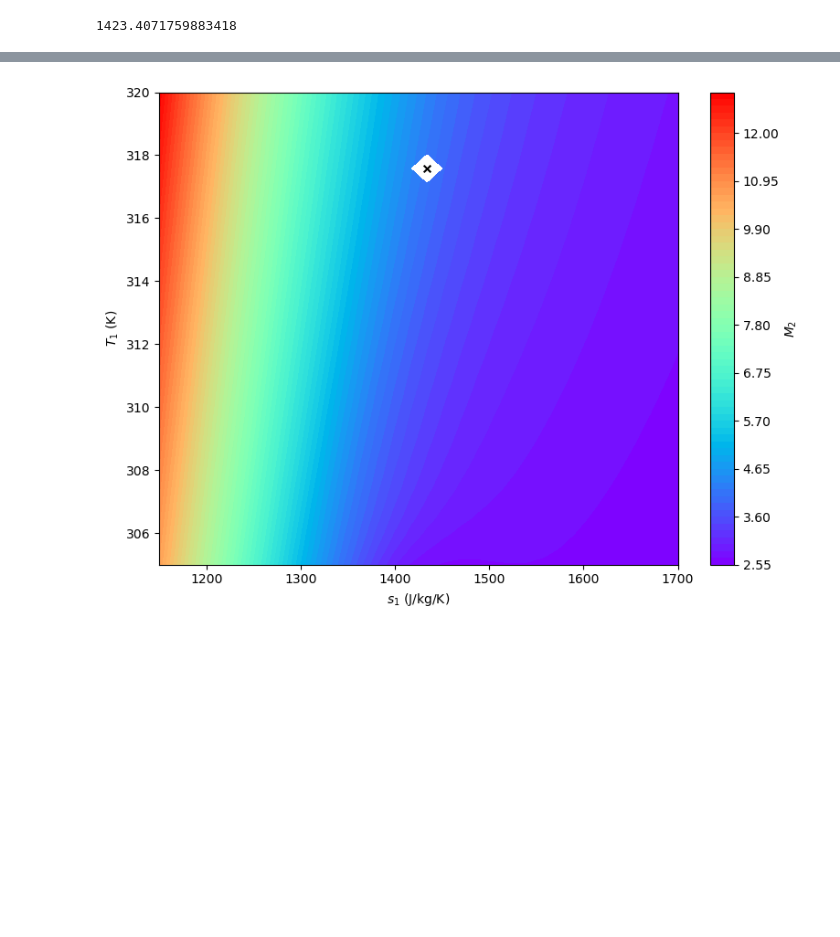
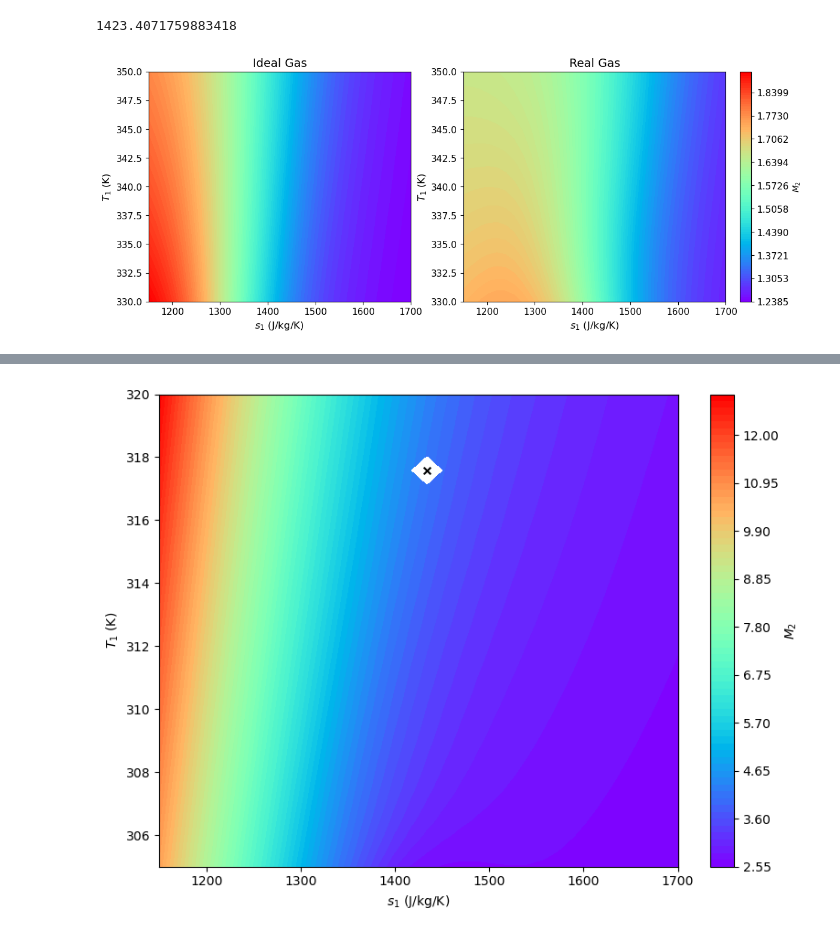
Before and after one commit to Yingfangeng/Real_gas_Prandtl_Meyer, a Jupyter notebook: visualisation.ipynb, the cells around one changed output, grey strips where cells are left out. Saved outputs shown, nothing was run; the diff lists cells and outputs as text; code cells hidden in the pictures; blank space fills up the shorter version.

```diff
--- a/visualisation.ipynb
+++ b/visualisation.ipynb
@@ -15,3 +15,8 @@ S_c   = CP.PropsSI('S', 'P', Pc, 'T', Tc, 'CO2')
 print(S_c)
 # %% [output]
 1423.4071759883418
+# %%
+compare_ideal_and_real('validation/ideal_CO2_validate_M_1.1_theta_3.csv',
+                       'real_gas_PM_dataset/real_gas_PM_result_M_1.1_theta_3.csv')
+# %% [output]
+[figure, added]
```
Also changed, not shown: parts of 3 cells of this notebook, 7 other files.
